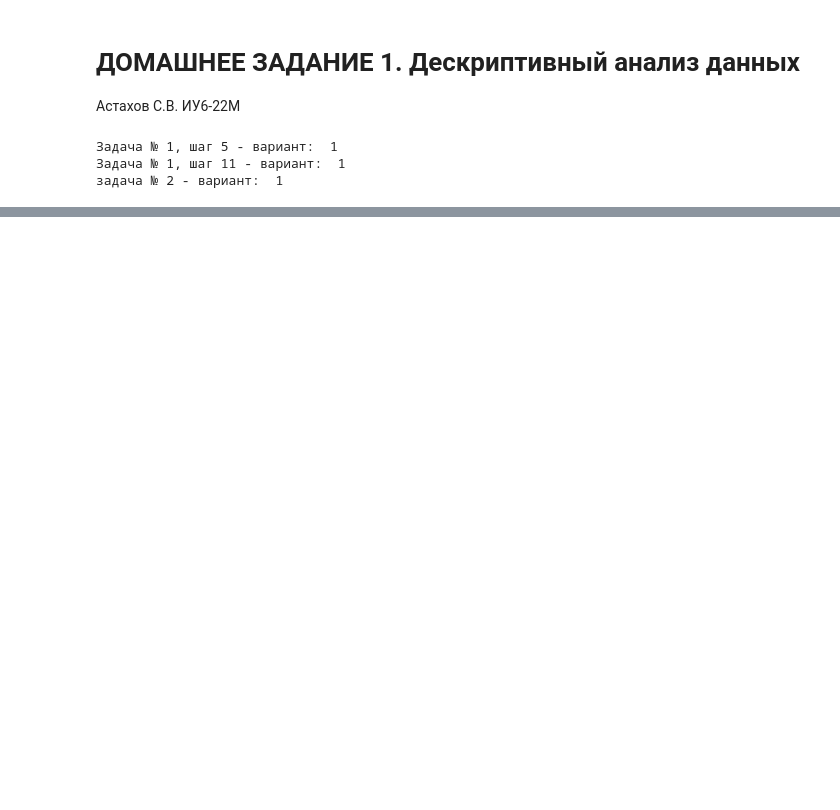
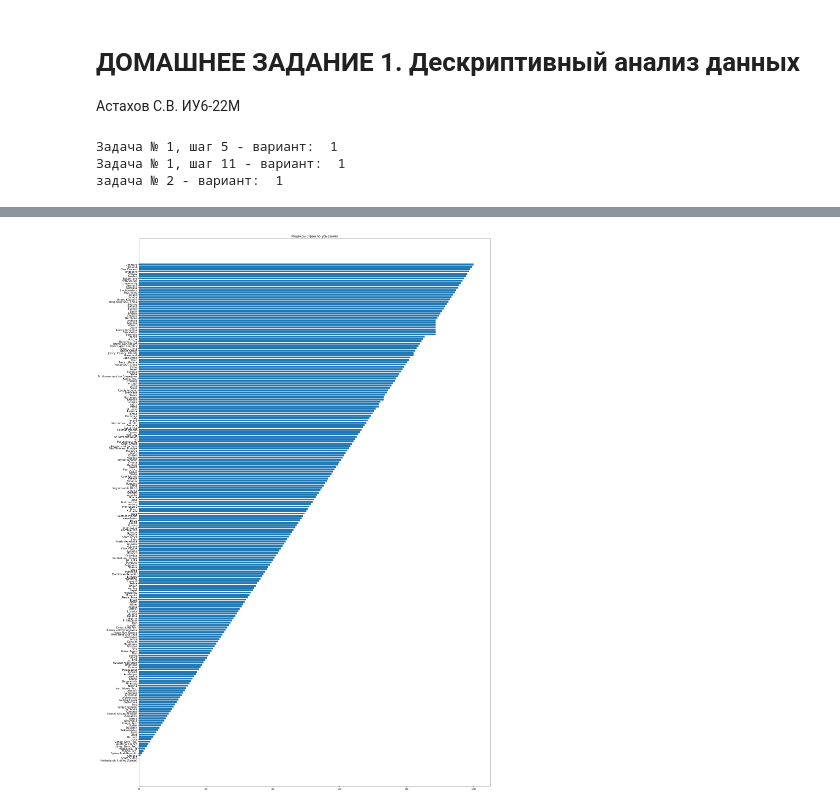
Before and after one commit to Trickster2038/BMSTU-M2-ML-METHODS, a Jupyter notebook: hw1/hw1.ipynb, the cells around one changed output, grey strips where cells are left out. Cells and saved outputs as stored; diff of their text form; code cells hidden in the pictures; blank space fills up the shorter version.

```diff
--- a/hw1/hw1.ipynb
+++ b/hw1/hw1.ipynb
@@ -24,3 +24,7 @@ print("задача № 2 - вариант: ", variant % 4 + 1)
 import matplotlib.pyplot as plt
 %matplotlib inline
 import pandas as pd
+# %%
+# Чтение в датафрейм c 14 строки
+df = pd.read_excel("./wgidataset.xlsx", sheet_name = "ControlofCorruption", header = [13,14]) # заголовок из 2 строк
+df.head() # вывод первых 5 записей
@@ -26,0 +40,10 @@ import pandas as pd
+# %%
+# Избавление от мультииндекса и переименование колонок
+new_cols = []
+df = df.rename(columns={"Unnamed: 0_level_0": "C/T", "Unnamed: 1_level_0": "CD"})
+for col in df.columns:
+    new_cols.append(col[1]+"."+str(col[0]))
+df = df.droplevel(0, axis=1)
+df.columns = new_cols
+df = df.rename(columns={"Country/Territory.C/T": "Country/Territory", "Code.CD": "Code"})
+df.head()
@@ -26,0 +58,3 @@ import pandas as pd
+# %%
+df_sort_desc = df.iloc[::-1] #сортировка по убыванию индекса
+df_sort_desc #вывод
@@ -26,0 +75,10 @@ import pandas as pd
+# %%
+df_sort_desс_fillna = df_sort_desc.copy()
+df_sort_desс_fillna["Rank.2022"] = df_sort_desс_fillna["Rank.2022"].fillna(0)
+dfSort = df_sort_desс_fillna.sort_values("Rank.2022", ascending=True) #сортирование данных по столбцу Rank за 2022-ый год
+plt.figure(figsize=(25, 40)) #размер графика
+plt.title('Индексы стран по убыванию')
+plt.barh(dfSort["Country/Territory"], dfSort['Rank.2022']) #формирование графика
+plt.show() #Отображение
+# %% [output]
+[figure, added]
```
Also changed, not shown: parts of 9 cells of this notebook, 2 other files.
